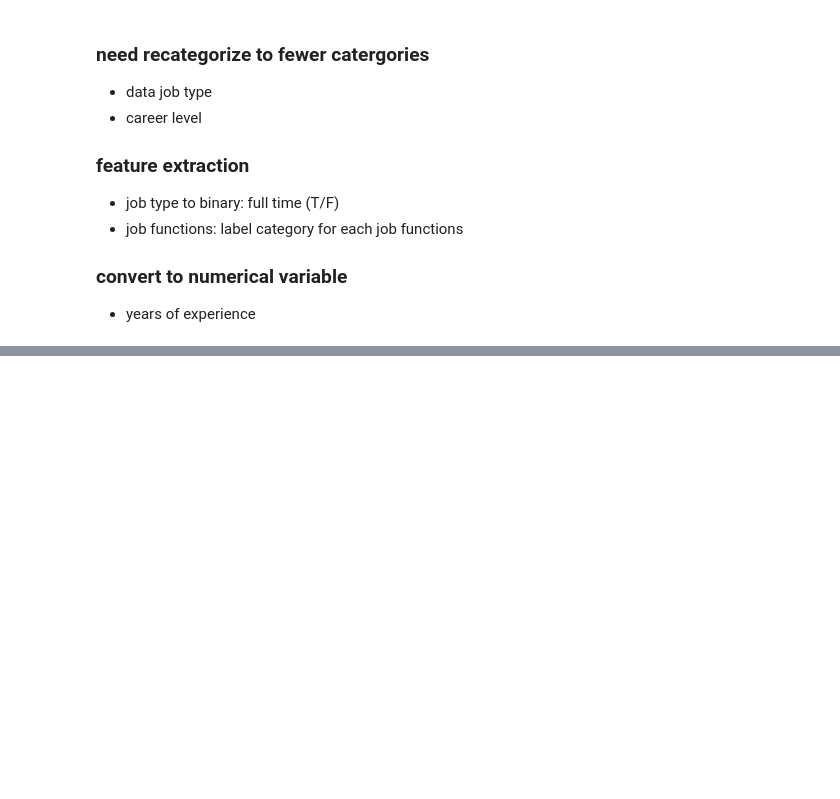
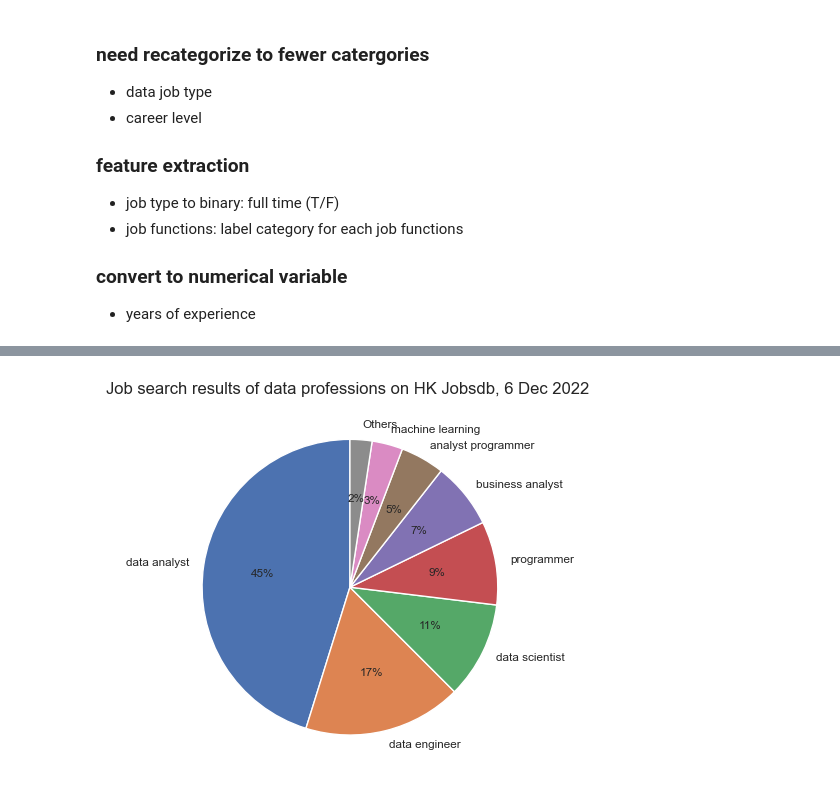
Before and after one commit to aster-fung/hk_job_scraping, a Jupyter notebook: analysis/hkjobsdb_job_ad_analysis.ipynb, the cells around one changed output, grey strips where cells are left out. Cells and saved outputs as stored; diff of their text form; code cells hidden in the pictures; blank space fills up the shorter version.

Commit message:
analysis.ipynb: generic job title in pie chart

```diff
--- a/analysis/hkjobsdb_job_ad_analysis.ipynb
+++ b/analysis/hkjobsdb_job_ad_analysis.ipynb
@@ -49,0 +107,10 @@ ValueError: Array conditional must be same shape as self
+# %%
+def count_title_by_job_nature(df, generic_titles):
+    count_by_generic = []
+    count = 0
+    for title in generic_titles:
+        count = len(df[df['title'].str.contains(title, case=False)])
+        count_by_generic.append(count)
+    return count_by_generic
+# %%
+count_by_generic_titles = count_title_by_job_nature(df_clean_1, generic_job_titles)
@@ -49,0 +119,4 @@ ValueError: Array conditional must be same shape as self
+# %%
+df_title = pd.DataFrame({'Generic Title':generic_job_titles, 'Count':count_by_generic_titles})
+df_title.sort_values(by='Count',ascending= False, inplace=True)
+df_title
@@ -49,0 +136,21 @@ ValueError: Array conditional must be same shape as self
+# %%
+# filter
+df_pie_title = df_title[df_title['Count']>5]
+other_row = pd.Series({'Generic Title':'Others', 'Count' : 5})
+df_pie_title= pd.concat([df_pie_title, other_row.to_frame().T], ignore_index = True)
+# this line copied from pandas docs
+# %%
+ax = df_pie_title.plot(y='Count',
+                        kind='pie',
+                        labels= df_pie_title['Generic Title'],
+                        autopct = '%1.0f%%',
+                        legend=False,
+                        title='Job search results of data professions on HK Jobsdb, 6 Dec 2022 ',
+                        startangle=90,
+                         fontsize = 8.5
+                      )
+ax.set(ylabel='')
+ax.figure.savefig('job_titles.svg')
+ax.figure.savefig('job_titles.png')
+# %% [output]
+[figure, added]
```
Also changed, not shown: parts of 12 cells of this notebook, 3 other files.
